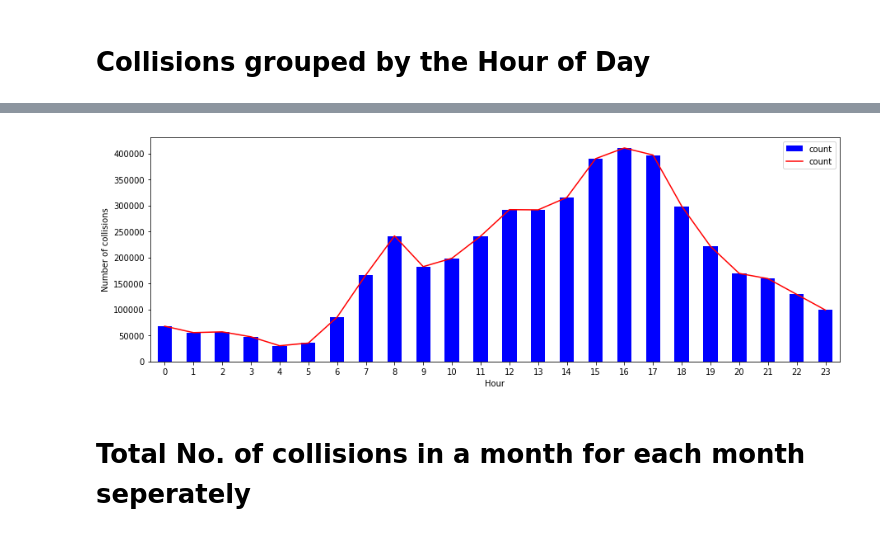
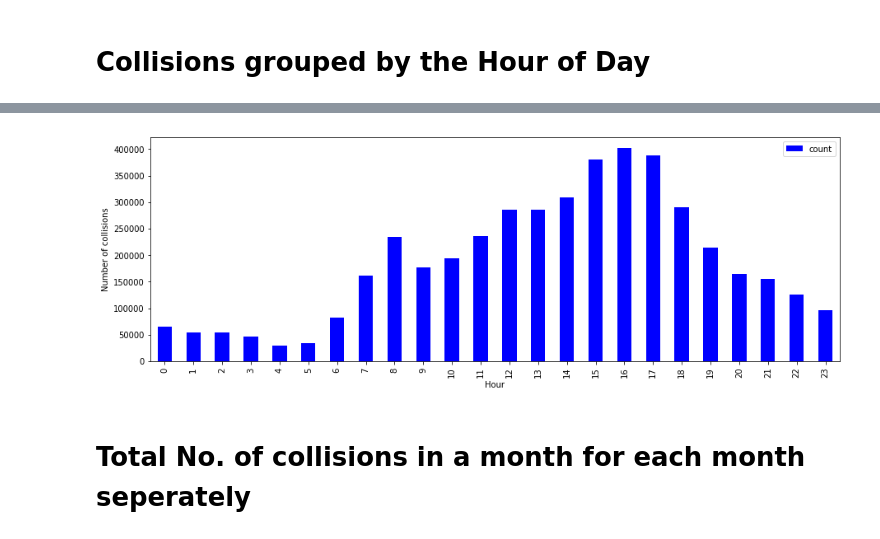
Before and after one commit to SinghGursimran/Analysis-of-Car-Accidents-in-Canada-using-PySpark, a Jupyter notebook: Analysis.ipynb, the cells around one changed output, grey strips where cells are left out. Saved outputs shown, nothing was run; the diff lists cells and outputs as text; code cells hidden in the pictures.

Commit message:
Modeling Visualization

```diff
--- a/Analysis.ipynb
+++ b/Analysis.ipynb
@@ -140,12 +144,11 @@ only showing top 5 rows
 collisions_hour_together_pandas_df = collisions_hour_together.select("*").toPandas()
 # %%
 collisions_hour_together = collisions_hour_together_pandas_df.plot.bar(figsize=(15,5), label = "Bar" ,color='blue')
-collisions_hour_together_pandas_df.plot(ax = collisions_hour_together, figsize=(15,5), label = "Line",color='red')
 
 collisions_hour_together.set_xlabel("Hour")
 collisions_hour_together.set_ylabel("Number of collisions");
 # %% [output]
-[figure, old version]
+[figure, new version]
 # %% [markdown]
 # Total No. of collisions in a month for each month seperately
 # %%
```
Also changed, not shown: parts of 38 cells of this notebook.
